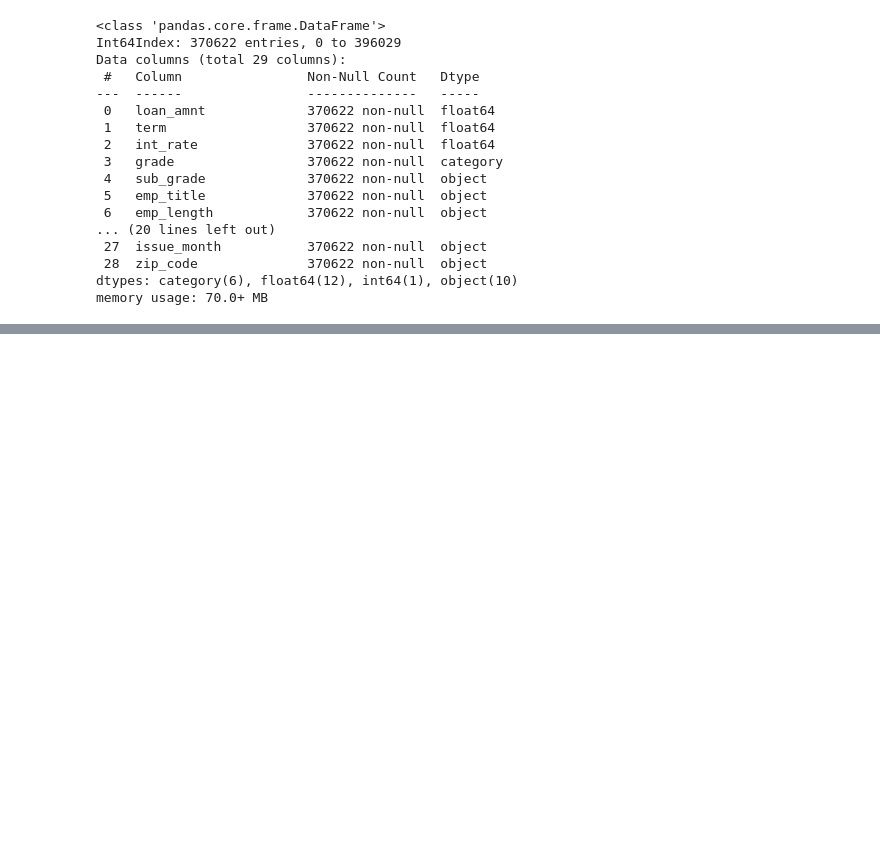
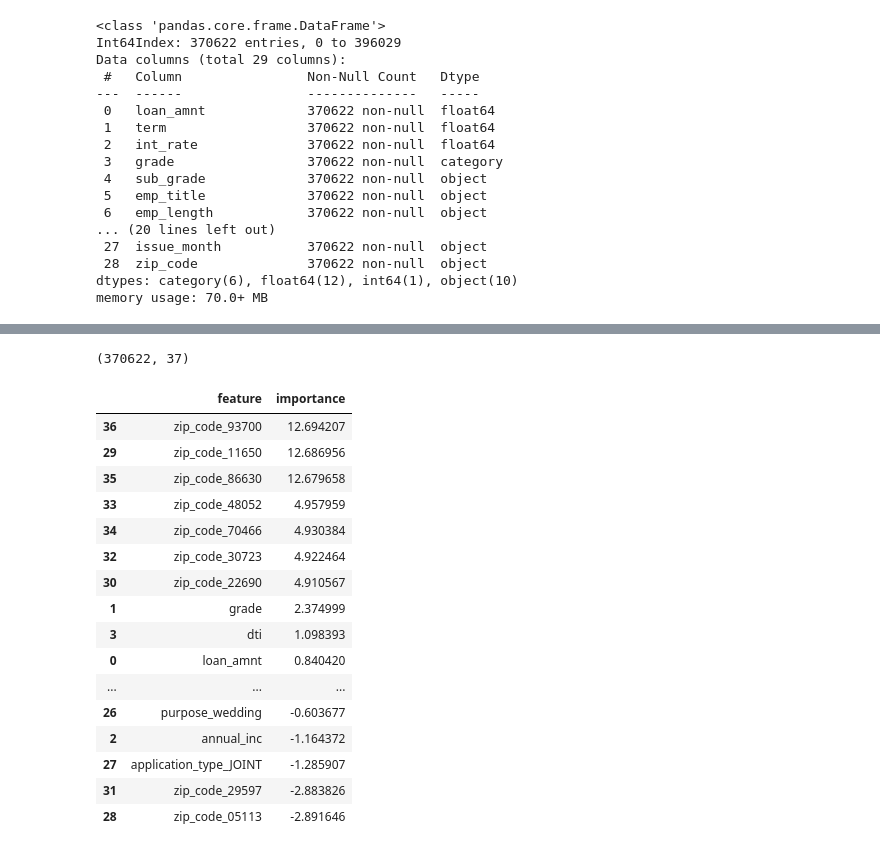
Before and after one commit to mahikshith/End-to-End-implementation-of-Loan-tap-classification, a Jupyter notebook: loan_tap_classification_m.ipynb, the cells around one changed output, grey strips where cells are left out. Cells and saved outputs as stored; diff of their text form; code cells hidden in the pictures; blank space fills up the shorter version.

```diff
--- a/loan_tap_classification_m.ipynb
+++ b/loan_tap_classification_m.ipynb
@@ -663,0 +949,20 @@ Index(['loan_amnt', 'term', 'int_rate', 'grade', 'home_ownership',
+# %%
+x_train,x_test,y_train,y_test = train_test_split(x,y,test_size=0.3,random_state=42)
+# %%
+# scaling the data
+
+from sklearn.preprocessing import MinMaxScaler
+
+scaler = MinMaxScaler()
+
+x_train = scaler.fit_transform(x_train)
+x_test = scaler.transform(x_test)
+# %%
+# k -cross validation
+logreg = LogisticRegression(random_state=42,max_iter=500)
+from sklearn.model_selection import KFold
+from sklearn.model_selection import cross_val_score
+
+kfold = KFold(n_splits=5)
+accuracy = np.mean(cross_val_score(logreg, x_train, y_train, cv=kfold, scoring='accuracy', n_jobs=-1))
+print("Cross Validation accuracy: {:.3f}".format(accuracy))
@@ -663,0 +971,6 @@ Index(['loan_amnt', 'term', 'int_rate', 'grade', 'home_ownership',
+# %%
+# accuracy on test set
+logreg.fit(x_train, y_train)
+y_pred = logreg.predict(x_test)
+accuracy = accuracy_score(y_test, y_pred)
+print("Accuracy on Test Set:", accuracy)
@@ -663,0 +989,33 @@ Index(['loan_amnt', 'term', 'int_rate', 'grade', 'home_ownership',
+# %%
+x.shape
+# %% [output]
+(370622, 37)
+# %%
+# feature importance
+
+importance = logreg.coef_[0]
+
+importance_data = pd.DataFrame({
+     'feature': x.columns,
+     'importance': importance
+ })
+
+importance_data.sort_values(by='importance', ascending=False)
+# %% [output]
+|  | feature | importance |
+| 36 | zip_code_93700 | 12.694207 |
+| 29 | zip_code_11650 | 12.686956 |
+| 35 | zip_code_86630 | 12.679658 |
+| 33 | zip_code_48052 | 4.957959 |
+| 34 | zip_code_70466 | 4.930384 |
+| 32 | zip_code_30723 | 4.922464 |
+| 30 | zip_code_22690 | 4.910567 |
+| 1 | grade | 2.374999 |
+| 3 | dti | 1.098393 |
+| 0 | loan_amnt | 0.840420 |
+| ... | ... | ... |
+| 26 | purpose_wedding | -0.603677 |
+| 2 | annual_inc | -1.164372 |
+| 27 | application_type_JOINT | -1.285907 |
+| 31 | zip_code_29597 | -2.883826 |
+| 28 | zip_code_05113 | -2.891646 |
```
Also changed, not shown: parts of 30 cells of this notebook.
